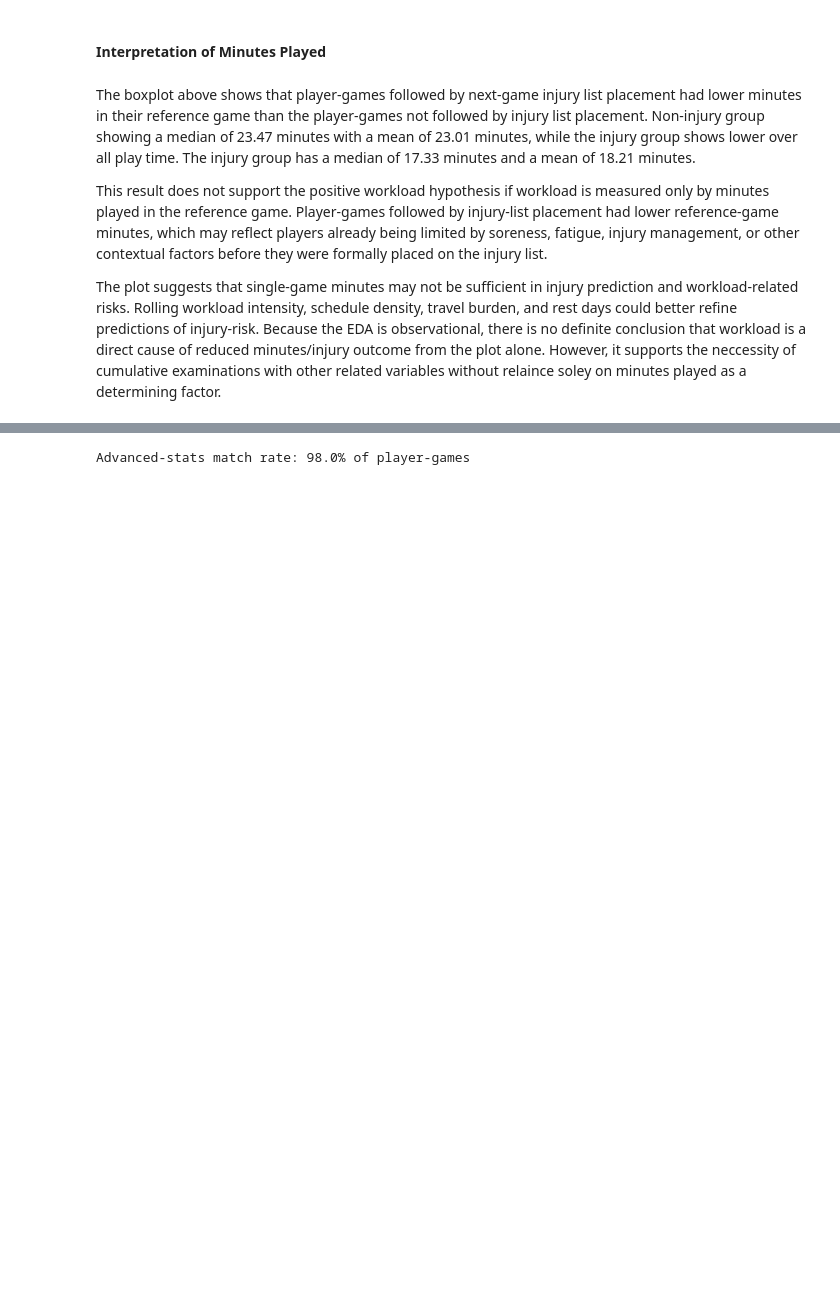
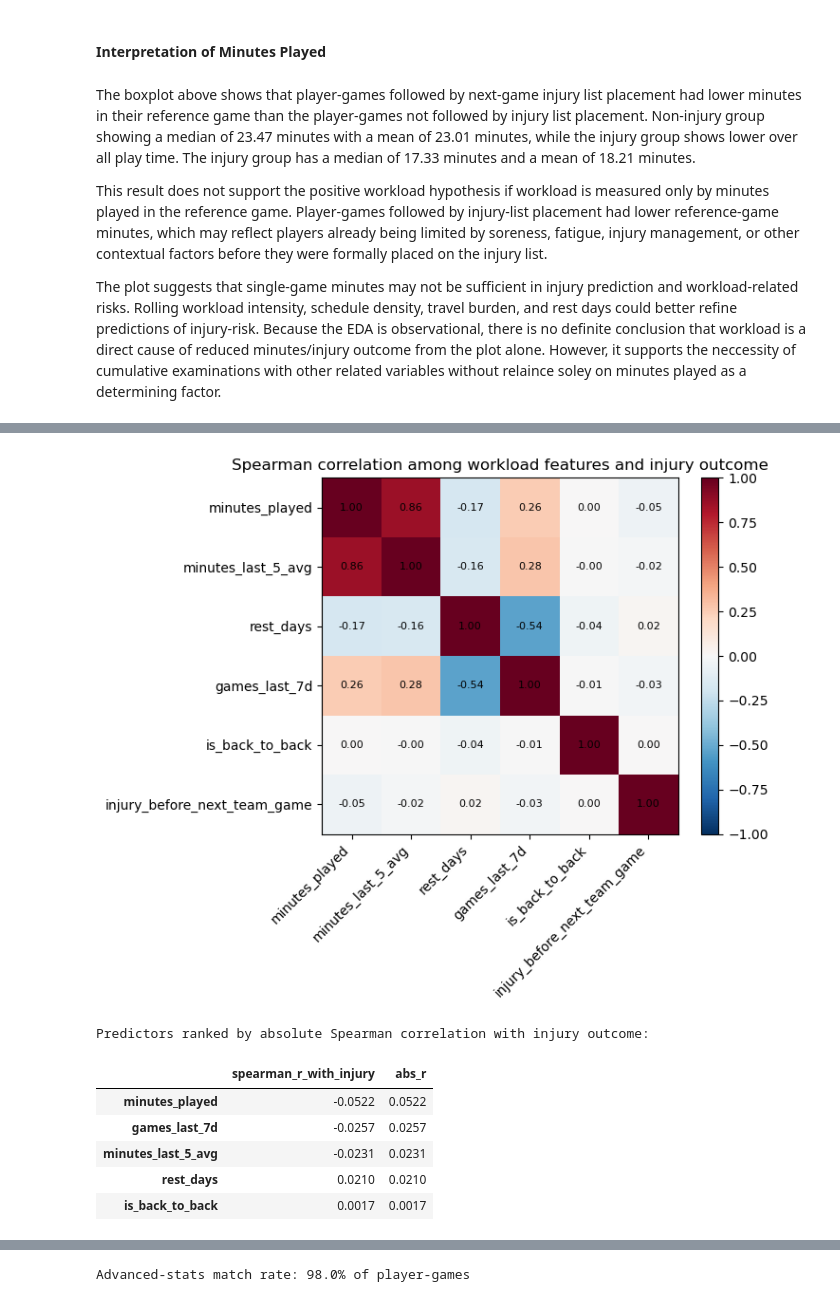
Before and after one commit to COGS108/Group-SP26-100, a Jupyter notebook: 02-EDACheckpoint.ipynb, the cells around one changed output, grey strips where cells are left out. Cells and saved outputs as stored; diff of their text form; code cells hidden in the pictures; blank space fills up the shorter version.

```diff
--- a/02-EDACheckpoint.ipynb
+++ b/02-EDACheckpoint.ipynb
@@ -639,0 +679,42 @@ This EDA supports an idea involved within our hypothesis, that workload risk is
+# %%
+workload_cols = [
+    'minutes_played', 'minutes_last_5_avg',
+    'rest_days', 'games_last_7d', 'is_back_to_back',
+    'injury_before_next_team_game',
+]
+corr_df = uni_eda_df[workload_cols].dropna()
+spearman_corr = corr_df.corr(method='spearman')
+
+fig, ax = plt.subplots(figsize=(8, 6))
+im = ax.imshow(spearman_corr, cmap='RdBu_r', vmin=-1, vmax=1)
+ax.set_xticks(range(len(workload_cols)))
+ax.set_yticks(range(len(workload_cols)))
+ax.set_xticklabels(workload_cols, rotation=45, ha='right')
+ax.set_yticklabels(workload_cols)
+for i in range(len(workload_cols)):
+    for j in range(len(workload_cols)):
+        ax.text(j, i, f'{spearman_corr.iloc[i, j]:.2f}', ha='center', va='center', fontsize=8)
+ax.set_title('Spearman correlation among workload features and injury outcome')
+fig.colorbar(im, ax=ax, fraction=0.046, pad=0.04)
+fig.tight_layout()
+plt.show()
+
+predictors = [c for c in workload_cols if c != 'injury_before_next_team_game']
+injury_corr = (
+    spearman_corr['injury_before_next_team_game'][predictors]
+    .rename('spearman_r_with_injury')
+    .to_frame()
+)
+injury_corr['abs_r'] = injury_corr['spearman_r_with_injury'].abs()
+injury_corr = injury_corr.sort_values('abs_r', ascending=False)
+print('Predictors ranked by absolute Spearman correlation with injury outcome:')
+display(injury_corr.round(4))
+# %% [output]
+[figure, added]
+Predictors ranked by absolute Spearman correlation with injury outcome:
+|  | spearman_r_with_injury | abs_r |
+| minutes_played | -0.0522 | 0.0522 |
+| games_last_7d | -0.0257 | 0.0257 |
+| minutes_last_5_avg | -0.0231 | 0.0231 |
+| rest_days | 0.0210 | 0.0210 |
+| is_back_to_back | 0.0017 | 0.0017 |
```
Also changed, not shown: parts of 29 cells of this notebook, 1 other file.
